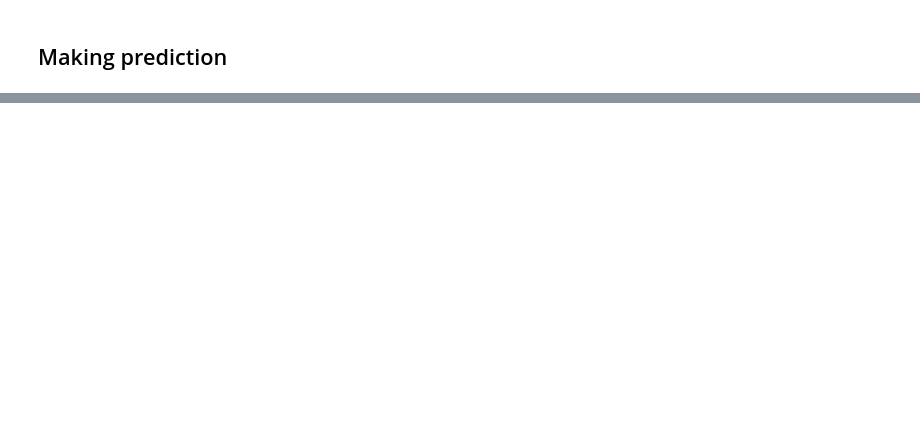
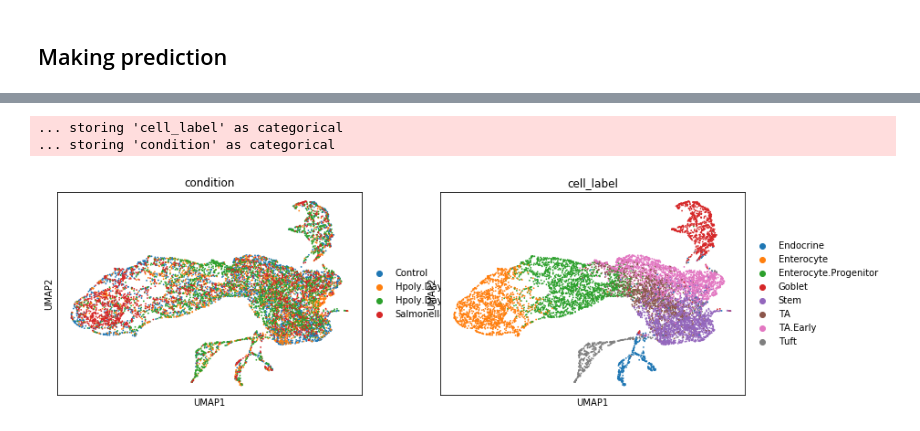
Before and after one commit to theislab/trvaep, a Jupyter notebook: example/multi_condition_sample.ipynb, the cells around one changed output, grey strips where cells are left out. Saved outputs shown, nothing was run; the diff lists cells and outputs as text; code cells hidden in the pictures; blank space fills up the shorter version.

```diff
--- a/example/multi_condition_sample.ipynb
+++ b/example/multi_condition_sample.ipynb
@@ -81,5 +104,7 @@ sc.pl.violin(all_adata, keys="Reg3b", groupby="condition")
+# %%
+batch_removed = model.predict(x=adata.X, y=adata.obs[condition_key].tolist(),
+                               target="Control")
 # %%
-data = model.reconstruct(adata.X, model.label_encoder.transform(adata.obs["condition"]))
-adata_rec = sc.AnnData(data)
-adata_rec.obs["cell_label"] = adata.obs["cell_label"].tolist()
-adata_rec.obs["condition"] = adata.obs["condition"].tolist()
+corrected = sc.AnnData(batch_removed)
+corrected.obs["cell_label"] = adata.obs["cell_label"].tolist()
+corrected.obs[condition_key] = adata.obs[condition_key].tolist()
@@ -85,0 +117,6 @@ adata_rec.obs["condition"] = adata.obs["condition"].tolist()
+# %%
+sc.pl.umap(corrected, color=[condition_key, "cell_label"])
+# %% [output]
+... storing 'cell_label' as categorical
+... storing 'condition' as categorical
+[figure, added]
```
Also changed, not shown: parts of 13 cells of this notebook, 3 other files.
